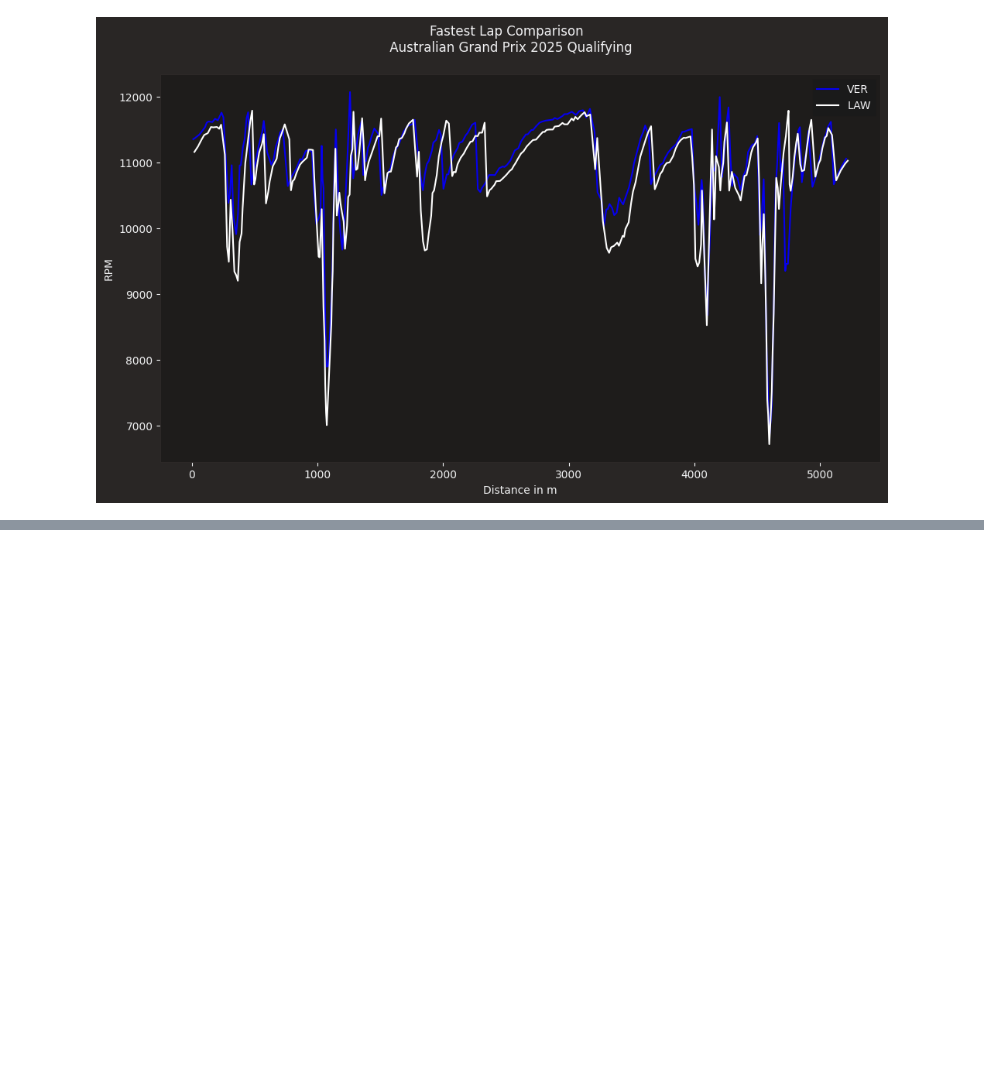
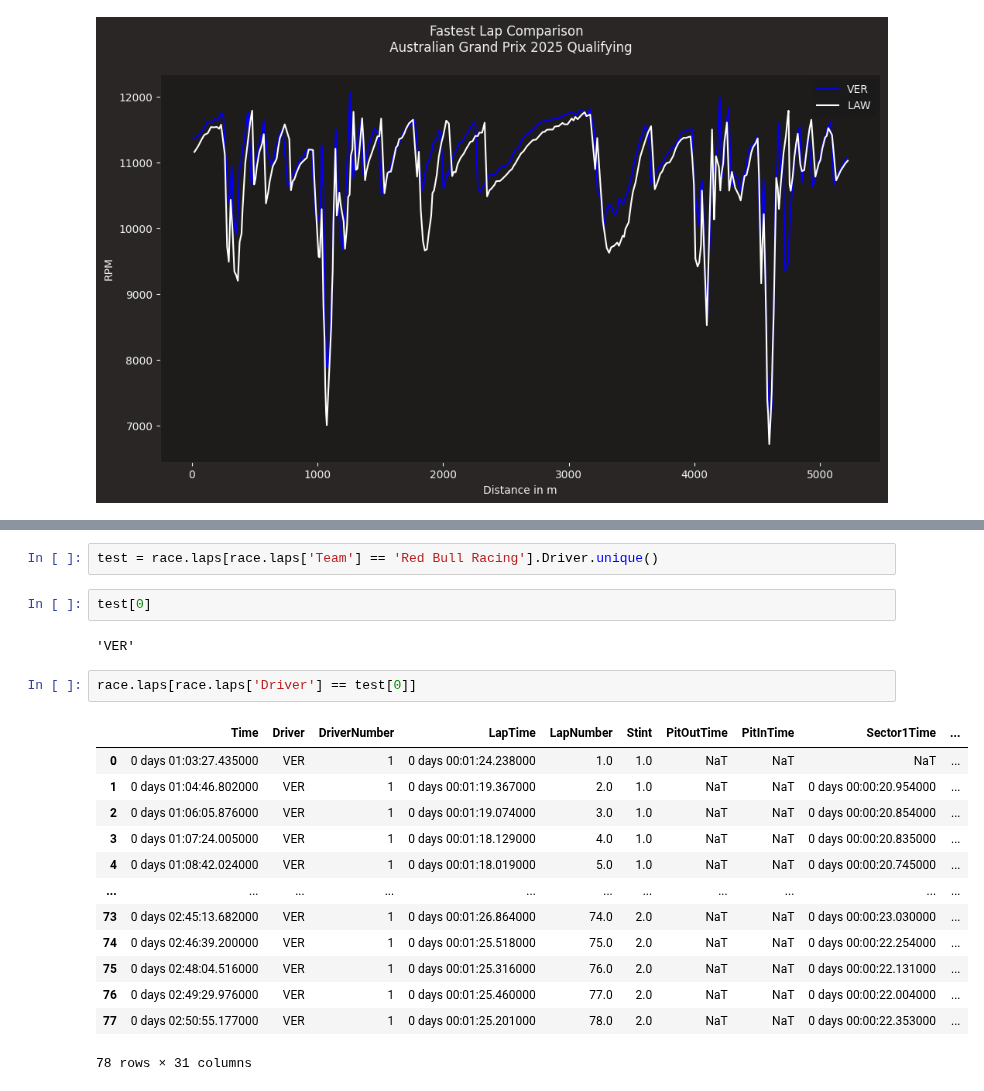
Before and after one commit to OhOmah/F1Revisited, a Jupyter notebook: MaxVSecondSeat.ipynb, the cells around one changed output, grey strips where cells are left out. Saved outputs shown, nothing was run; the diff lists cells and outputs as text; blank space fills up the shorter version.

```diff
--- a/MaxVSecondSeat.ipynb
+++ b/MaxVSecondSeat.ipynb
@@ -185,0 +229,22 @@ MaxLap.telemetry[['X', 'Y', 'Z']]
+# %%
+test = race.laps[race.laps['Team'] == 'Red Bull Racing'].Driver.unique()
+# %%
+test[0]
+# %% [output]
+'VER'
+# %%
+race.laps[race.laps['Driver'] == test[0]]
+# %% [output]
+|  | Time | Driver | DriverNumber | LapTime | LapNumber | Stint | PitOutTime | PitInTime | Sector1Time | ... |
+| 0 | 0 days 01:03:27.435000 | VER | 1 | 0 days 00:01:24.238000 | 1.0 | 1.0 | NaT | NaT | NaT | ... |
+| 1 | 0 days 01:04:46.802000 | VER | 1 | 0 days 00:01:19.367000 | 2.0 | 1.0 | NaT | NaT | 0 days 00:00:20.954000 | ... |
+| 2 | 0 days 01:06:05.876000 | VER | 1 | 0 days 00:01:19.074000 | 3.0 | 1.0 | NaT | NaT | 0 days 00:00:20.854000 | ... |
+| 3 | 0 days 01:07:24.005000 | VER | 1 | 0 days 00:01:18.129000 | 4.0 | 1.0 | NaT | NaT | 0 days 00:00:20.835000 | ... |
+| 4 | 0 days 01:08:42.024000 | VER | 1 | 0 days 00:01:18.019000 | 5.0 | 1.0 | NaT | NaT | 0 days 00:00:20.745000 | ... |
+| ... | ... | ... | ... | ... | ... | ... | ... | ... | ... | ... |
+| 73 | 0 days 02:45:13.682000 | VER | 1 | 0 days 00:01:26.864000 | 74.0 | 2.0 | NaT | NaT | 0 days 00:00:23.030000 | ... |
+| 74 | 0 days 02:46:39.200000 | VER | 1 | 0 days 00:01:25.518000 | 75.0 | 2.0 | NaT | NaT | 0 days 00:00:22.254000 | ... |
+| 75 | 0 days 02:48:04.516000 | VER | 1 | 0 days 00:01:25.316000 | 76.0 | 2.0 | NaT | NaT | 0 days 00:00:22.131000 | ... |
+| 76 | 0 days 02:49:29.976000 | VER | 1 | 0 days 00:01:25.460000 | 77.0 | 2.0 | NaT | NaT | 0 days 00:00:22.004000 | ... |
+| 77 | 0 days 02:50:55.177000 | VER | 1 | 0 days 00:01:25.201000 | 78.0 | 2.0 | NaT | NaT | 0 days 00:00:22.353000 | ... |
+78 rows × 31 columns
```
Also changed, not shown: parts of 6 cells of this notebook.
